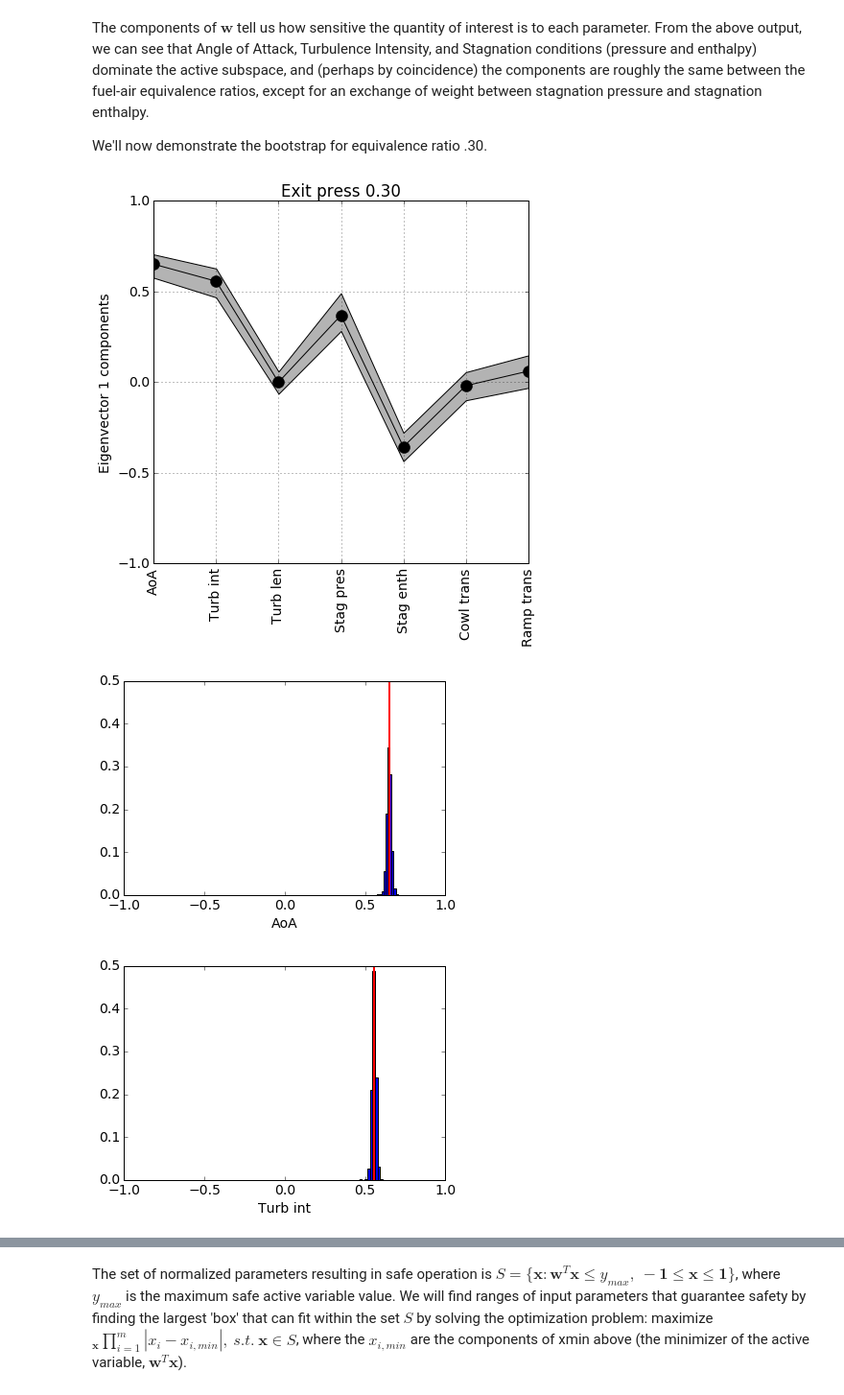
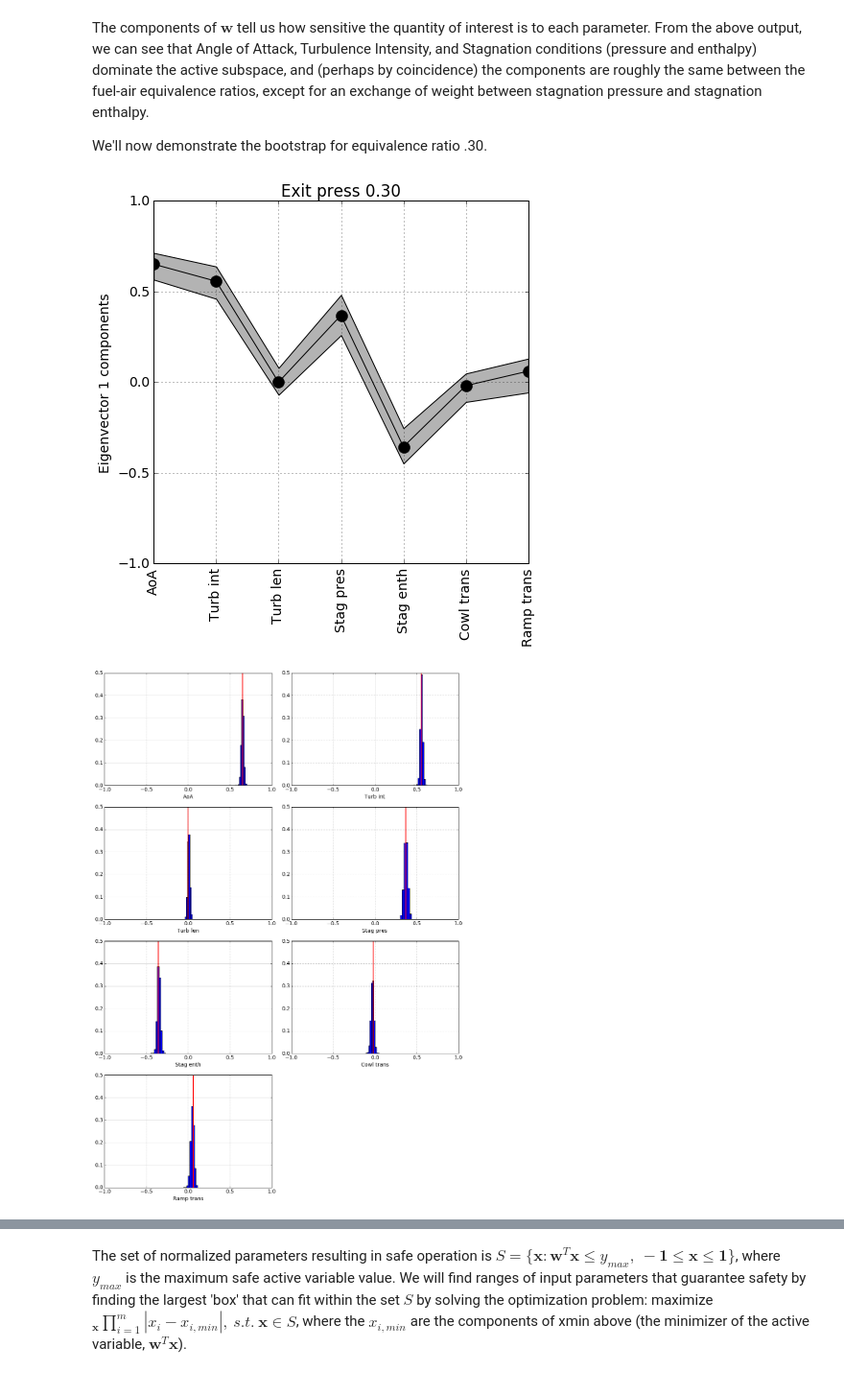
Before and after one commit to paulcon/as-data-sets, a Jupyter notebook: HyShotII/HyShotII.ipynb, the cells around one changed output, grey strips where cells are left out. Shown: that part at 96% size. Drawn from its saved outputs; the diff is of its cells as text; code cells hidden in the pictures.

Commit message:
Add files via upload
Second HyShotII draft, data sets that include extrema

```diff
--- a/HyShotII/HyShotII.ipynb
+++ b/HyShotII/HyShotII.ipynb
@@ -57,17 +80,18 @@ First we import the data and separate inputs (X) from outputs (F)
 # %%
 df = pn.DataFrame.from_csv('HyShotII35.txt')
 data = df.as_matrix()
-X = data[:,0:7]
+#The last 2 rows (for the extreme values) are already normalized
+X = data[:-2,0:7]
 F = data[:,7:9]
 labels = df.keys()
 in_labels = labels[:7]
 out_labels = labels[7:9]
 
 #The data for equivalence ratio .30 is already normalized
-df30 = pn.DataFrame.from_csv('HyShotII30.txt',header=None,index_col=None)
-data = df30.as_matrix()
-XX30 = data[:,0:7]
-F30 = data[:,7]
+df30 = pn.DataFrame.from_csv('HyShotII30.txt', header=None, index_col=None)
+data30 = df30.as_matrix()
+XX30 = data30[:,0:7]
+F30 = data30[:,7]
 # %% [markdown]
 Now we normalize each of the input parameters to the interval [-1, 1] and separate our outputs
 # %%
@@ -146,13 +174,16 @@ w_br[:,1]=np.squeeze(np.apply_over_axes(np.amax,w_boot,axes=(1)))
 # %%
 #plot eigenvector components with bootstrap ranges
-ac.utils.plotters.eigenvectors(ss30.W1,w_br,in_labels,out_label30)
-for k in range(m):#plot histograms
-    plt.figure(k)
+ac.utils.plotters.eigenvectors(ss30.W1, w_br, in_labels, out_label30)
+plt.figure(figsize=(14, 5*4))
+for k in range(m): #plot histograms
+    plt.subplot(4, 2, k+1)
+    plt.grid(True)
     plt.xlabel(in_labels[k])
-    plt.xlim([-1,1])
-    plt.vlines(ss30.W1[k],0,.5,'r',lw=2)
-    plt.hist(w_boot[k,:],bins=10,weights=1.0*np.ones_like(w_boot[k,:])/float(len(w_boot[k,:])))
+    plt.xlim([-1, 1])
+    plt.vlines(ss30.W1[k], 0, .5, 'r', lw=2)
+    plt.hist(w_boot[k,:], bins=10,\
+             weights=1.0*np.ones_like(w_boot[k,:])/float(len(w_boot[k,:])))
+plt.tight_layout()
 # %% [output]
-[figure, old version]
+[figure, new version]
-[figure, old version]
+[figure, new version]
-[figure, removed]
```
Also changed, not shown: parts of 20 cells of this notebook, 2 other files.
